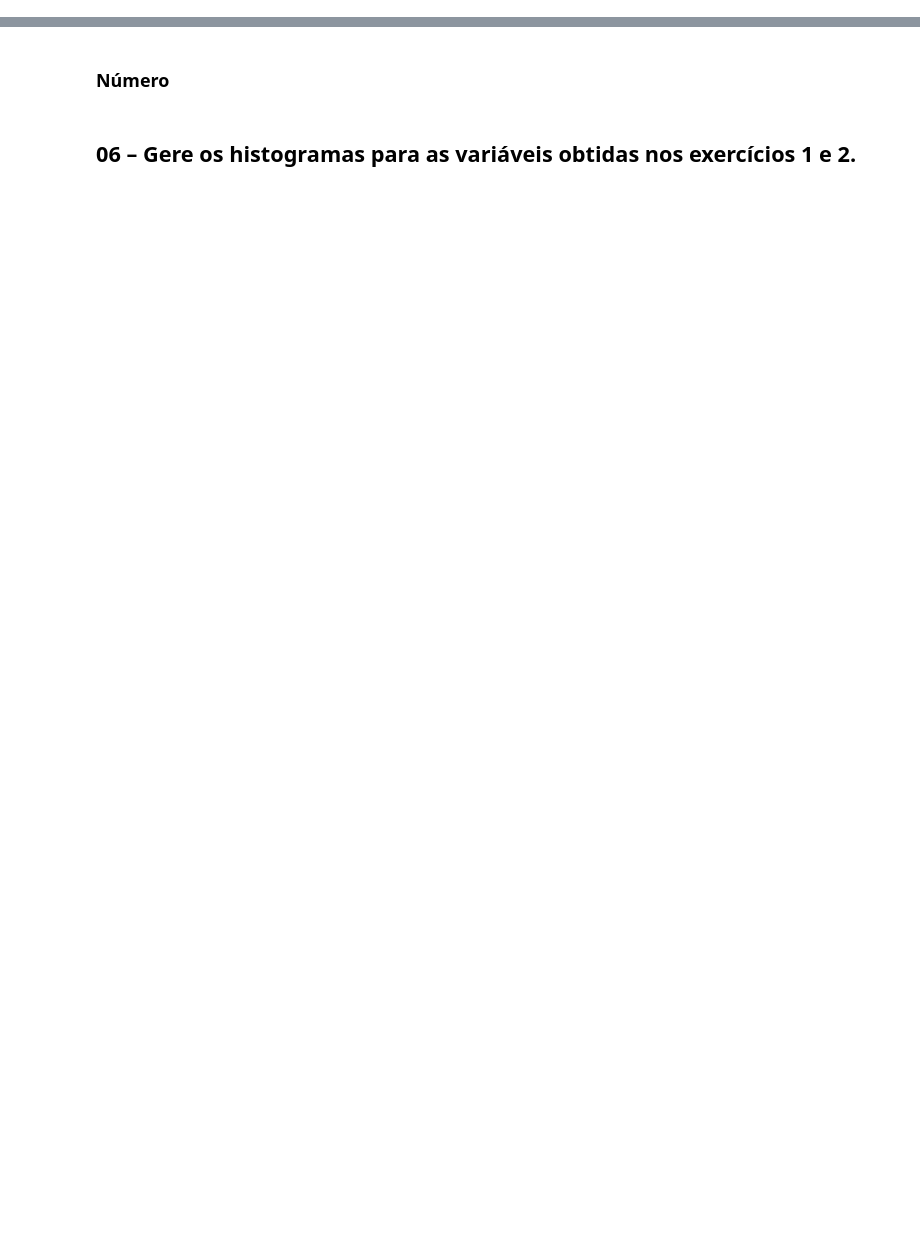
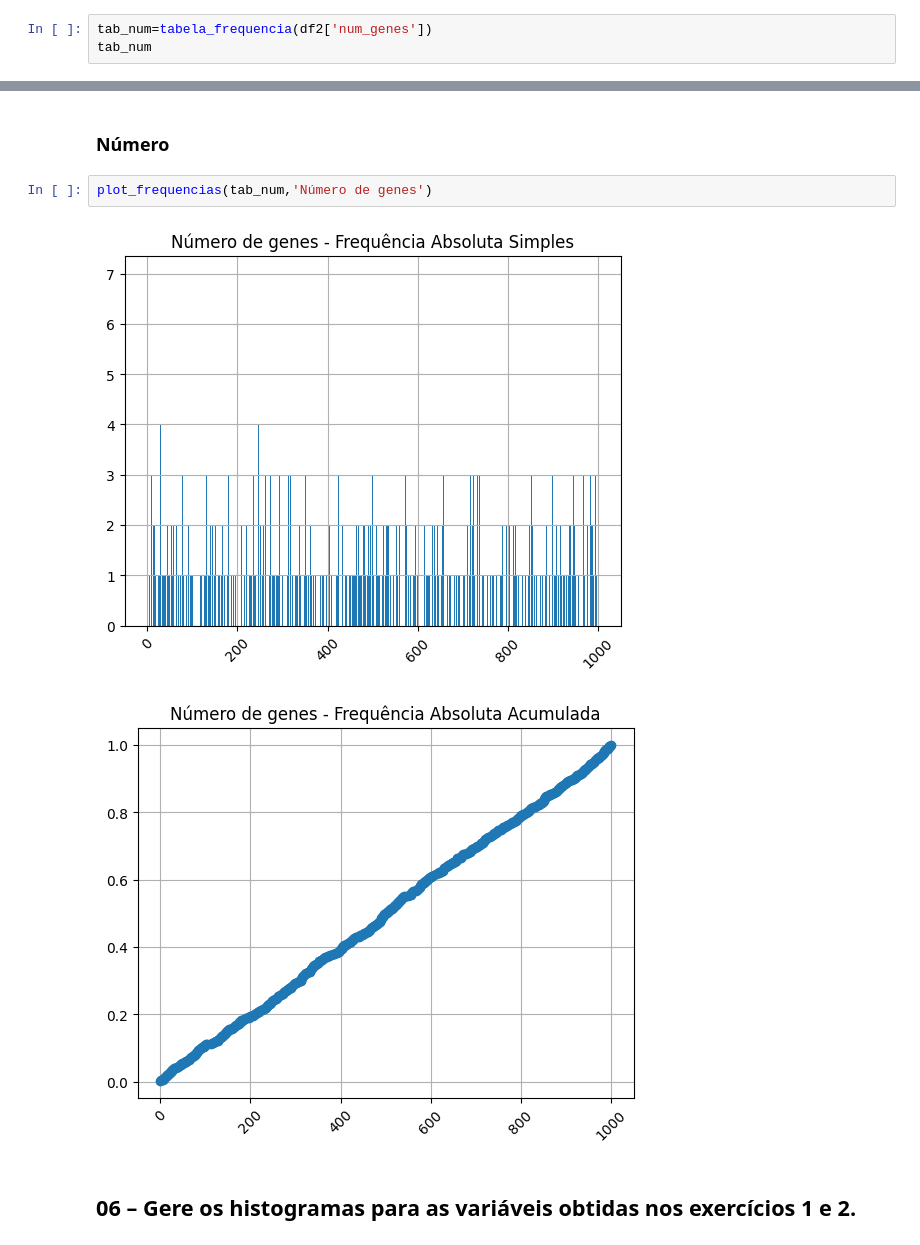
Before and after one commit to biancankusma/python_basico, a Jupyter notebook: 14-Variáveis_Quantitativas_2026-03-31.ipynb, the cells around one changed output, grey strips where cells are left out. Drawn from its saved outputs; the diff is of its cells as text; blank space fills up the shorter version.

```diff
--- a/14-Variáveis_Quantitativas_2026-03-31.ipynb
+++ b/14-Variáveis_Quantitativas_2026-03-31.ipynb
@@ -70,0 +135,3 @@ Obtenha a tabela de frequência das variáveis criadas nos exercícios 1 e 2.
+# %%
+tab_num=tabela_frequencia(df2['num_genes'])
+tab_num
@@ -75,4 +180,9 @@ Obtenha a tabela de frequência das variáveis criadas nos exercícios 1 e 2.
 # %% [markdown]
 ### Número
+# %%
+plot_frequencias(tab_num,'Número de genes')
+# %% [output]
+[figure, added]
+[figure, added]
 # %% [markdown]
 ## 06 – Gere os histogramas para as variáveis obtidas nos exercícios 1 e 2.
```
Also changed, not shown: parts of 18 cells of this notebook.
